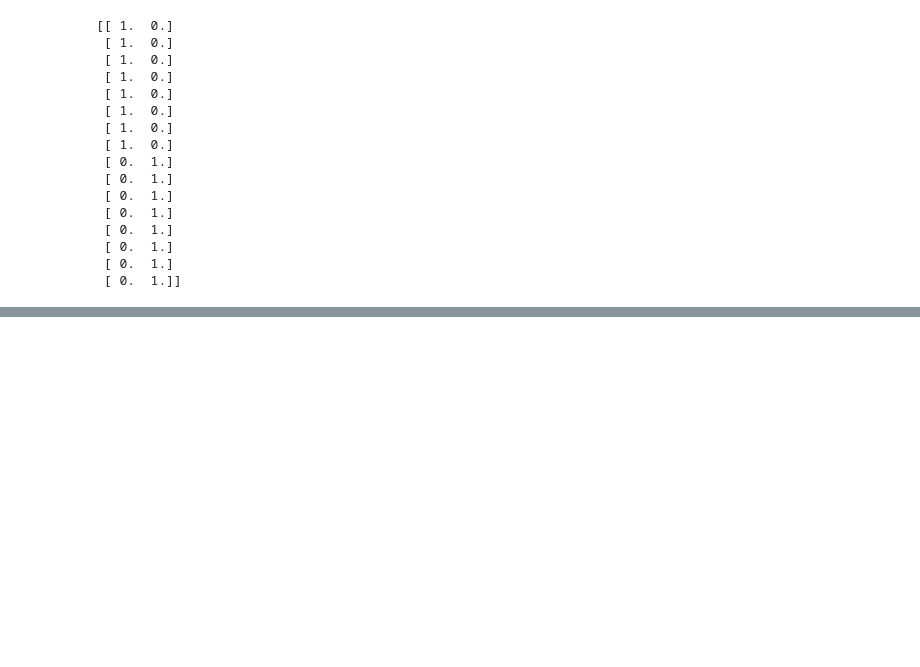
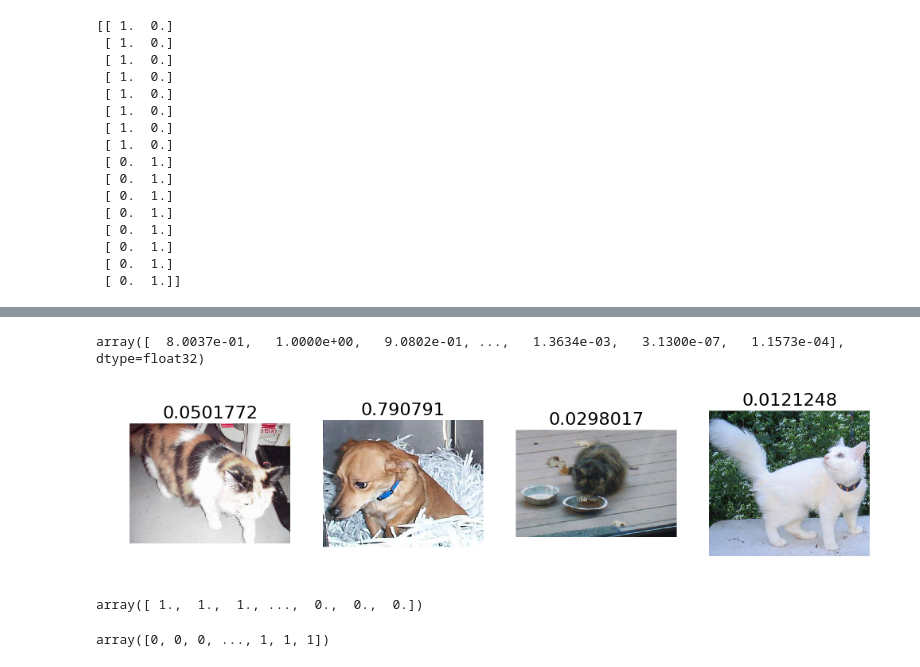
Before and after one commit to manibatra/fast.ai, a Jupyter notebook: lesson_2_recreation.ipynb, the cells around one changed output, grey strips where cells are left out. Saved outputs shown, nothing was run; the diff lists cells and outputs as text; code cells hidden in the pictures; blank space fills up the shorter version.

Commit message:
visualising first set of pics

```diff
--- a/lesson_2_recreation.ipynb
+++ b/lesson_2_recreation.ipynb
@@ -164,0 +173,5 @@ ________________________________________________________________________________
+# %%
+# We need the classes predict ( to compare with val_labels)
+preds = lm.predict_classes(val_features, batch_size=64)
+#we also need the probabilities as they need to be bisualised on each of the image
+probs =  lm.predict_proba(val_features, batch_size=64)
@@ -164,0 +188,27 @@ ________________________________________________________________________________
+# %%
+#probs has probability of both cats and dogs. We just need it for the cats, so we will get the first column only
+probs = probs[:,0]
+# %%
+probs
+# %% [output]
+array([  8.0037e-01,   1.0000e+00,   9.0802e-01, ...,   1.3634e-03,   3.1300e-07,   1.1573e-04], dtype=float32)
+# %%
+filenames = val_batches.filenames
+# %%
+#method to plot
+def plots_idx(idx, titles=None):
+    plots([image.load_img(path+'valid/'+filenames[i]) for i in idx], titles=titles)
+# %%
+correct = np.where(preds==val_labels[:,0])[0]
+idx = permutation(correct)[:4]
+plots_idx(idx, probs[idx])
+# %% [output]
+[figure, added]
+# %%
+val_labels[:,0]
+# %% [output]
+array([ 1.,  1.,  1., ...,  0.,  0.,  0.])
+# %%
+preds
+# %% [output]
+array([0, 0, 0, ..., 1, 1, 1])
```
Also changed, not shown: parts of 12 cells of this notebook.
